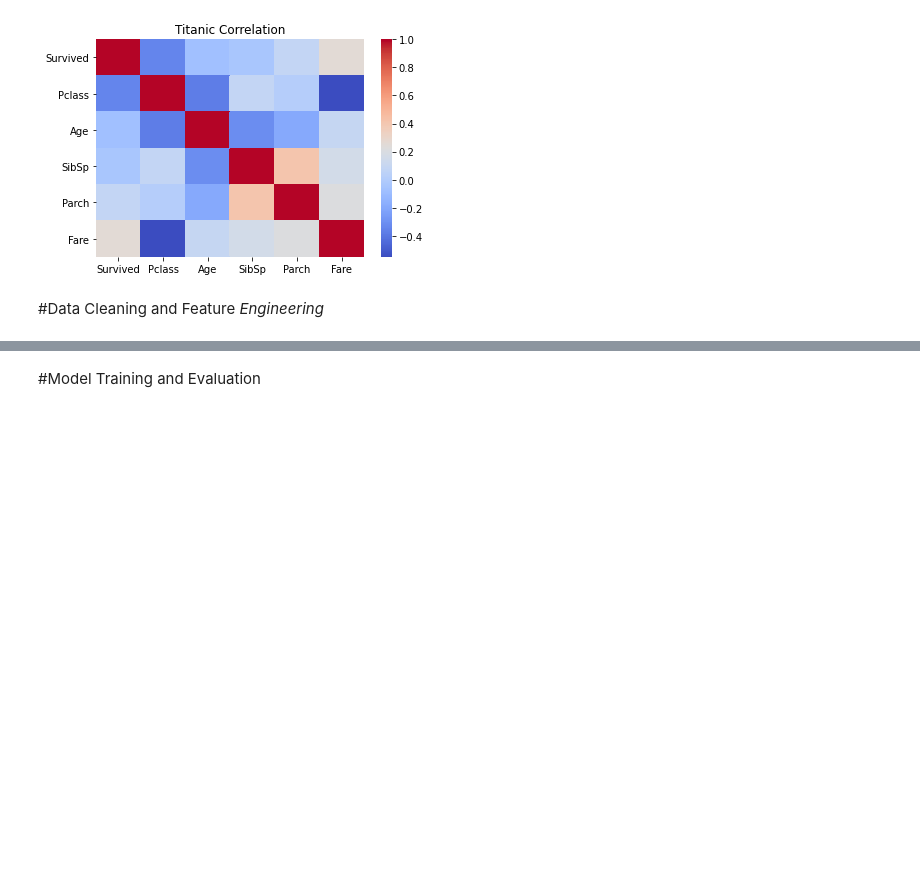
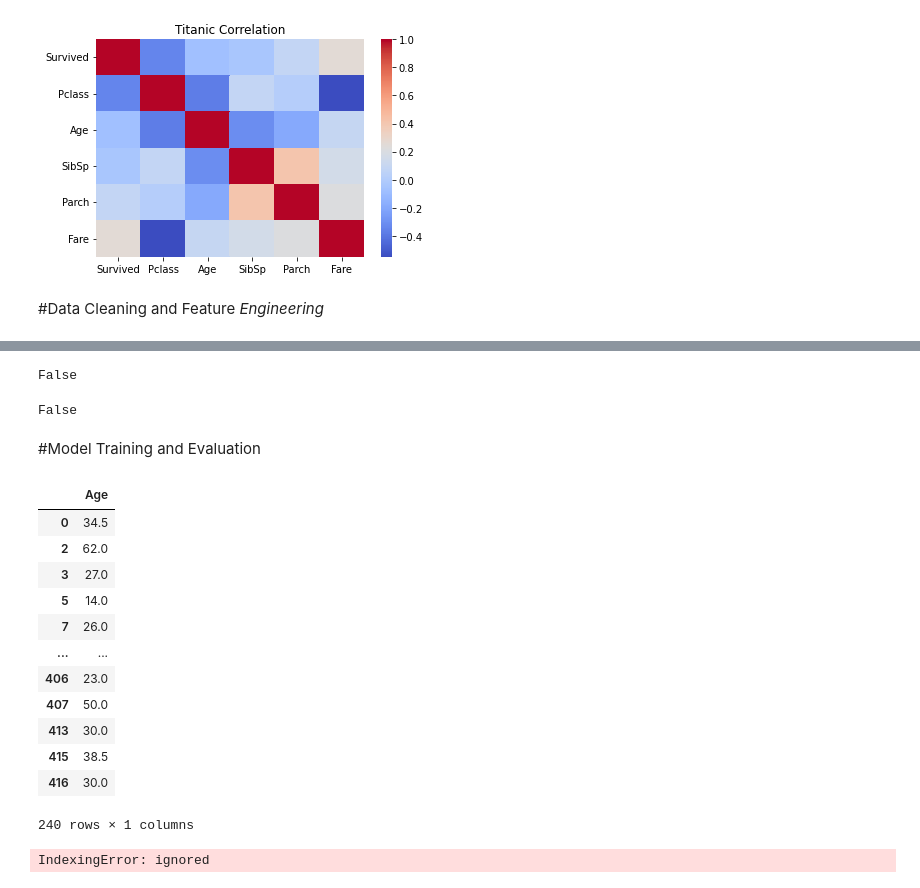
Before and after one commit to jamesmaddison/Titanic, a Jupyter notebook: Titanic.ipynb, the cells around one changed output, grey strips where cells are left out. Drawn from its saved outputs; the diff is of its cells as text; code cells hidden in the pictures; blank space fills up the shorter version.

```diff
--- a/Titanic.ipynb
+++ b/Titanic.ipynb
@@ -127,0 +130,6 @@ Text(0.5, 1.0, 'Titanic Correlation')
+# %%
+df_train['Title'] = df_train['Name'].str.split(', ', expand=True)[1].str.split('.', expand=True)[0]
+df_train['Title']= df_train['Title'].str.strip()
+
+df_test['Title'] = df_test['Name'].str.split(', ', expand=True)[1].str.split('.', expand=True)[0]
+df_test['Title']= df_test['Title'].str.strip()
@@ -127,0 +164,5 @@ Text(0.5, 1.0, 'Titanic Correlation')
+# %%
+median_age_dict = {}
+for i in df_train['Title'].unique():
+    median_age_dict[i] = np.nanmedian(df_train['Age'].loc[df_train['Title'].isin([i])])
+    print('{} : {} '.format(i, median_age_dict[i]))
@@ -127,0 +209,22 @@ Text(0.5, 1.0, 'Titanic Correlation')
+# %%
+for i in df_train['Title'].unique():
+   if i in median_age_dict.keys():
+      cur_age = median_age_dict[i]
+      print(cur_age)
+      print(i)
+   else:
+      cur_age = np.round(df_train['Age'].mean(), 0)
+   if df_train.loc[df_train['Title']==i, ['Age']].isnull().values.any():
+      df_train.loc[np.logical_and(df_train['Title']==i, df_train['Age'].isnull()), ['Age']] = cur_age
+for i in df_test['Title'].unique():
+   if i in median_age_dict.keys():
+      cur_age = median_age_dict[i]
+   else:
+      cur_age = np.round(df_test['Age'].mean(), 0)
+   if  df_test.loc[df_test['Title']==i, ['Age']].isnull().values.any():
+      print(i)
+      df_test.loc[np.logical_and(df_test['Title']==i, df_test['Age'].isnull()), ['Age']] = cur_age
+
+print(df_train.info())
+print(20*'-')
+print(df_test.info())
@@ -128,2 +252,30 @@ Text(0.5, 1.0, 'Titanic Correlation')
+# %%
+df_train.loc[df_train['Title']=='Mr', ['Age']].isnull().values.any()
+# %% [output]
+False
+# %%
+df_train.loc[df_train['Title']=='Mr', ['Age']].isnull().values.any()
+# %% [output]
+False
 # %% [markdown]
 #Model Training and Evaluation
+# %%
+ df_test.loc[df_test['Title']=='Mr', ['Age']]
+# %% [output]
+|  | Age |
+| 0 | 34.5 |
+| 2 | 62.0 |
+| 3 | 27.0 |
+| 5 | 14.0 |
+| 7 | 26.0 |
+| ... | ... |
+| 406 | 23.0 |
+| 407 | 50.0 |
+| 413 | 30.0 |
+| 415 | 38.5 |
+| 416 | 30.0 |
+240 rows × 1 columns
+# %%
+ df_train.loc[df_test['Title']=='Mr', ['Age']]
+# %% [output]
+IndexingError: ignored
```
Also changed, not shown: parts of 7 cells of this notebook.
